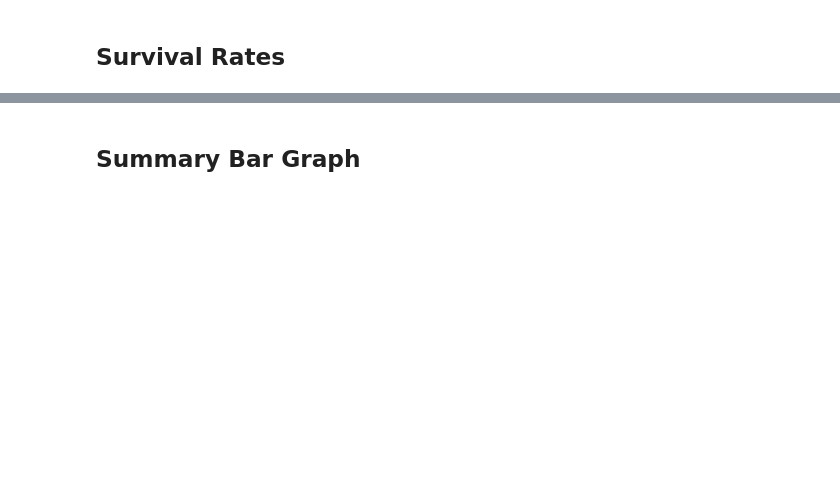
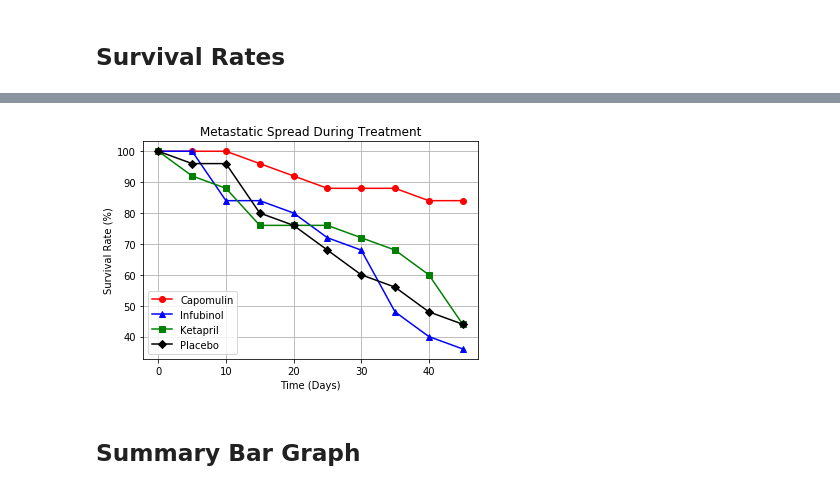
Before and after one commit to cvavoulis/Pymaceuticals-Inc, a Jupyter notebook: pymaceuticals_starter.ipynb, the cells around one changed output, grey strips where cells are left out. Drawn from its saved outputs; the diff is of its cells as text; code cells hidden in the pictures; blank space fills up the shorter version.

```diff
--- a/pymaceuticals_starter.ipynb
+++ b/pymaceuticals_starter.ipynb
@@ -155,7 +174,13 @@ plt.show()
 ## Survival Rates
 # %%
 # Store the Count of Mice Grouped by Drug and Timepoint (W can pass any metric)
+clinical_trial_group=mouse_clinical_trial.groupby(["Drug","Timepoint"])
+
+mice_count=clinical_trial_group["Mouse ID"].count()
 
 # Convert to DataFrame
-
+mouse_count_chart=pd.DataFrame(mice_count)
+mouse_count_chart=mouse_count_chart.reset_index()
+mouse_count_chart.rename(columns={"Mouse ID":"Mouse Count"}, inplace=True)
 # Preview DataFrame
+mouse_count_chart.head()
@@ -193,3 +209,21 @@ plt.show()
+# %%
+# Generate the Plot (Accounting for percentages)
+x_axis=np.arange(0,50,5)
+mice_yaxis=(mice_count/25)*100
+mouse_count_capomulin = plt.plot(x_axis, mice_yaxis["Capomulin"], color="Red", marker="o", label="Capomulin")
+mouse_count_infubinol=plt.plot(x_axis,mice_yaxis["Infubinol"], color="Blue", marker="^", label="Infubinol")
+mouse_count_ketapril=plt.plot(x_axis,mice_yaxis["Ketapril"], color="Green", marker="s", label="Ketapril")
+mouse_count_placebo=plt.plot(x_axis,mice_yaxis["Placebo"], color="Black", marker="D", label="Placebo")
+plt.grid()
+plt.ylabel("Survival Rate (%)")
+plt.xlabel("Time (Days)")
+plt.legend()
+plt.title("Metastatic Spread During Treatment")
+# Save the figure
+# Show the plot
+plt.show()
+# %% [output]
+[figure, added]
 # %% [markdown]
 ## Summary Bar Graph
 # %%
```
Also changed, not shown: parts of 19 cells of this notebook.
